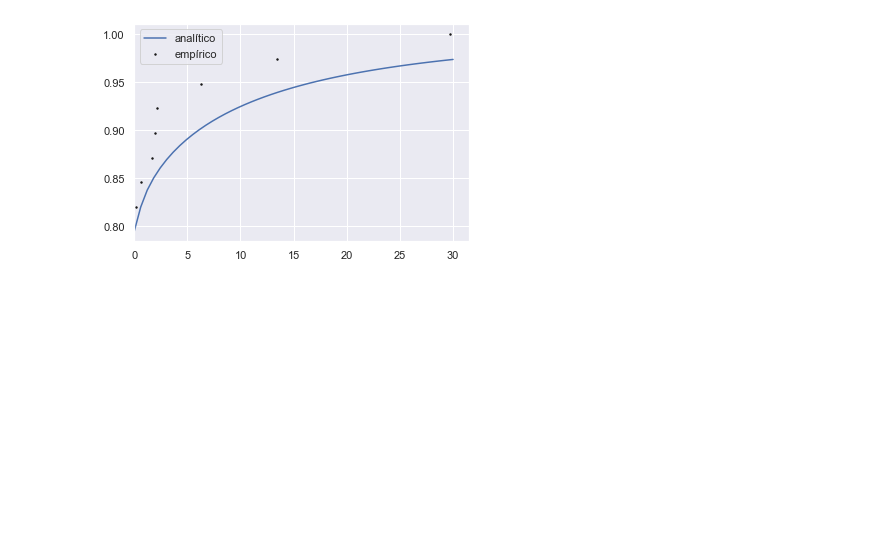
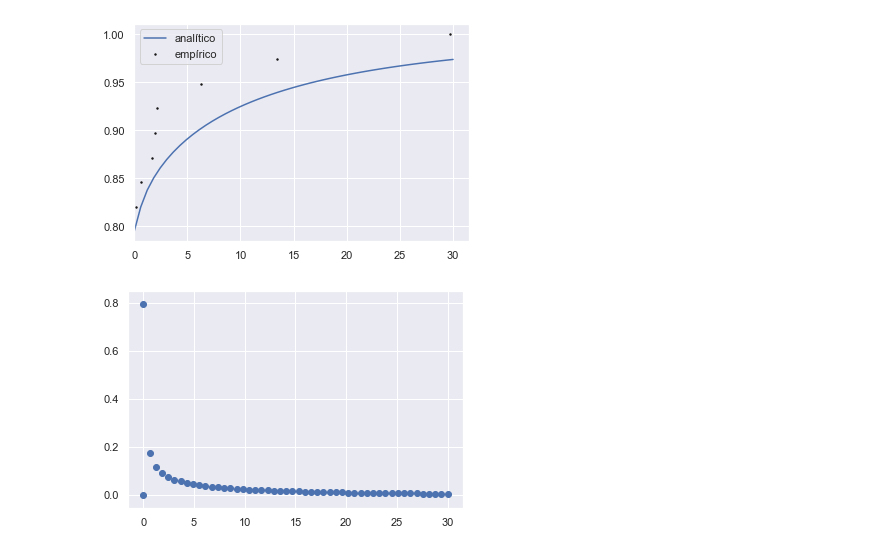
Before and after one commit to casadoj/Estadistica, a Jupyter notebook: docs/MD-Discreta+continua.ipynb, the cells around one changed output. Cells and saved outputs as stored; diff of their text form; code cells hidden in the pictures; blank space fills up the shorter version.

Commit message:
pdf para la clase mixedDistributionDC

```diff
--- a/docs/MD-Discreta+continua.ipynb
+++ b/docs/MD-Discreta+continua.ipynb
@@ -76,7 +76,7 @@ class mixedDistribution:
         data_ = self.data[self.data > 0]
 
         # buscar distribución con mejor rendimiento
-        F = Fitter(data_, distributions=distrs)
+        F = Fitter(data_, distributions=distrs, verbose=False)
         F.fit()
         F.summary()
         results = F.summary().sort_values(crit)
@@ -84,8 +84,9 @@ class mixedDistribution:
 
         # extraer la distribución con menor AIC (criterio de información de Akaike)
         distStr = results.index[0]
-        self.distr = getattr(stats, distStr)
-        self.pars = F.fitted_param[distStr]
+        distr = getattr(stats, distStr)
+        pars = F.fitted_param[distStr]
+        self.model = distr(*pars)
 
     def cdf(self, x):
         """Función de distribución acumulada
@@ -101,12 +102,31 @@ class mixedDistribution:
         """
 
         # asegurar que 'x' es un array
-        x = np.array(x)
+        if isinstance(x, int) | isinstance(x, float):
+            x = np.array([x]).astype(float)
+        elif isinstance(x, list):
+            x = np.array(x).astype(float)
 
         # 'array' donde guardar la probabilidad acumulada
-        cdf = self.Po + (1 - self.Po) * self.distr.cdf(x, *self.pars)
+        cdf = self.Po + (1 - self.Po) * self.model.cdf(x)
 
         return cdf
+
+    def pdf(self, x):
+        """
+        """
+
+        # asegurar que 'x' es un array
+        if isinstance(x, int) | isinstance(x, float):
+            x = np.array([x]).astype(float)
+        elif isinstance(x, list):
+            x = np.array(x).astype(float)
+
+        # calcular la probabilidad de los valores de 'x'
+        pdf = self.model.pdf(x)
+        pdf[x == 0] = self.Po
+
+        return pdf
 # %% [markdown]
 ## Cargar datos
 # %%
@@ -170,3 +180,9 @@ plt.xlim(0)
 plt.legend();
 # %% [output]
 [figure]
+# %%
+pdf = mdP.pdf(x)
+
+plt.scatter(x, pdf);
+# %% [output]
+[figure, added]
```
Also changed, not shown: parts of 1 cell of this notebook.
